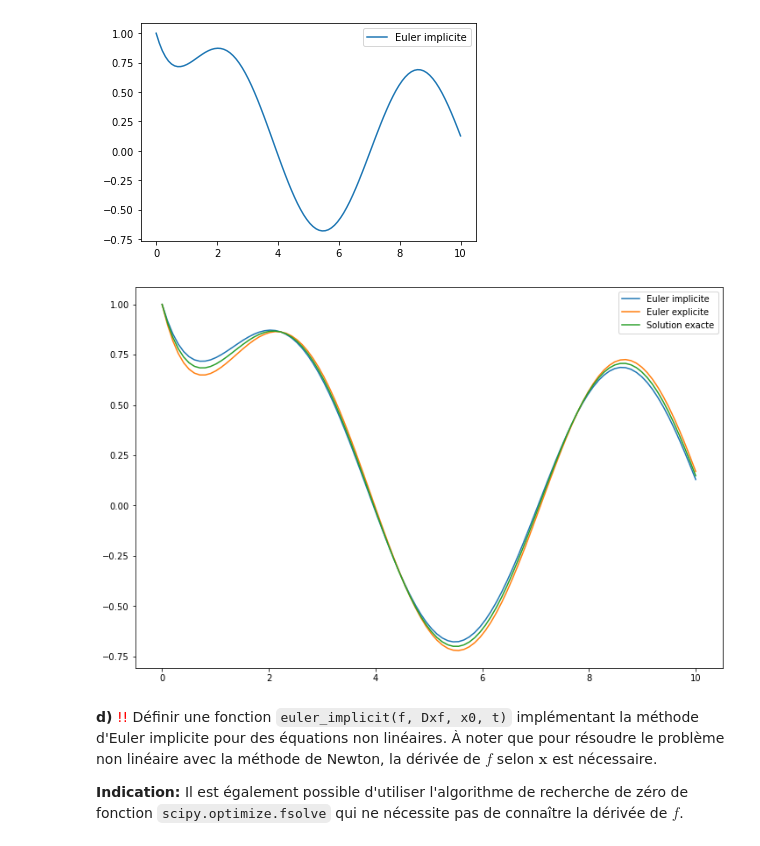
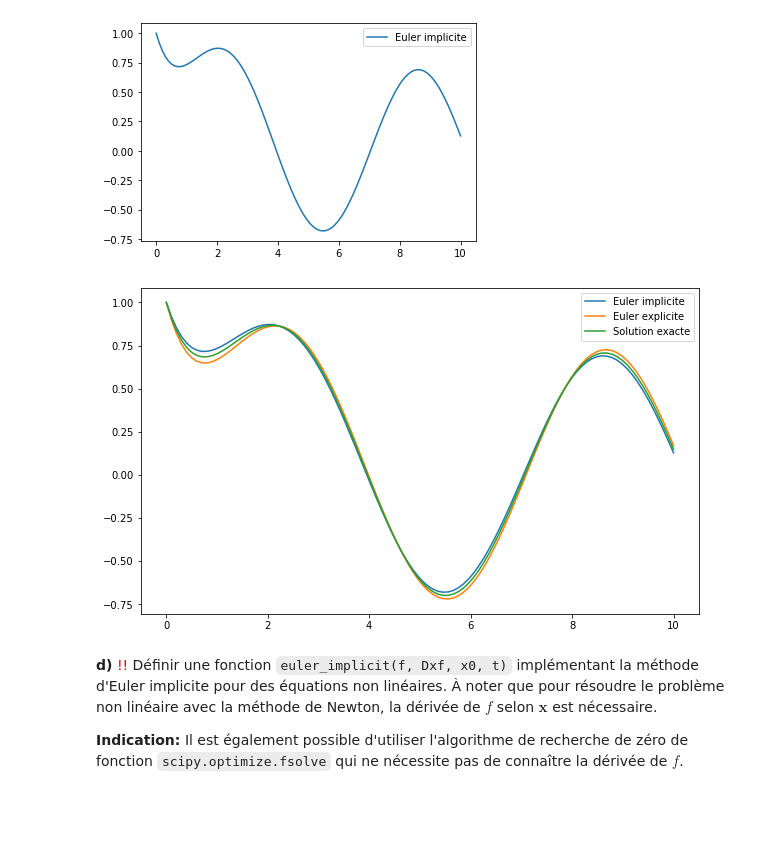
Before and after one commit to AntonioHorcasSerrano/LU2MA100, a Jupyter notebook: chap10.ipynb, the cells around one changed output. Drawn from its saved outputs; the diff is of its cells as text; code cells hidden in the pictures; blank space fills up the shorter version.

```diff
--- a/chap10.ipynb
+++ b/chap10.ipynb
@@ -185,15 +185,15 @@ plt.show()
 # %% [output]
 [figure]
 # %%
-plt.figure(figsize=(12,8))
+plt.figure(figsize=(10,6))
 x1 = euler_explicit(f, 1, t)
 plt.plot(t,x, label='Euler implicite')
 plt.plot(t,x1, label='Euler explicite')
 plt.plot(t,y, label='Solution exacte')
 plt.legend()
 plt.show()
 # %% [output]
-[figure, old version]
+[figure, new version]
 # %% [markdown]
 
 **d)**
```
Also changed, not shown: parts of 2 cells of this notebook.
